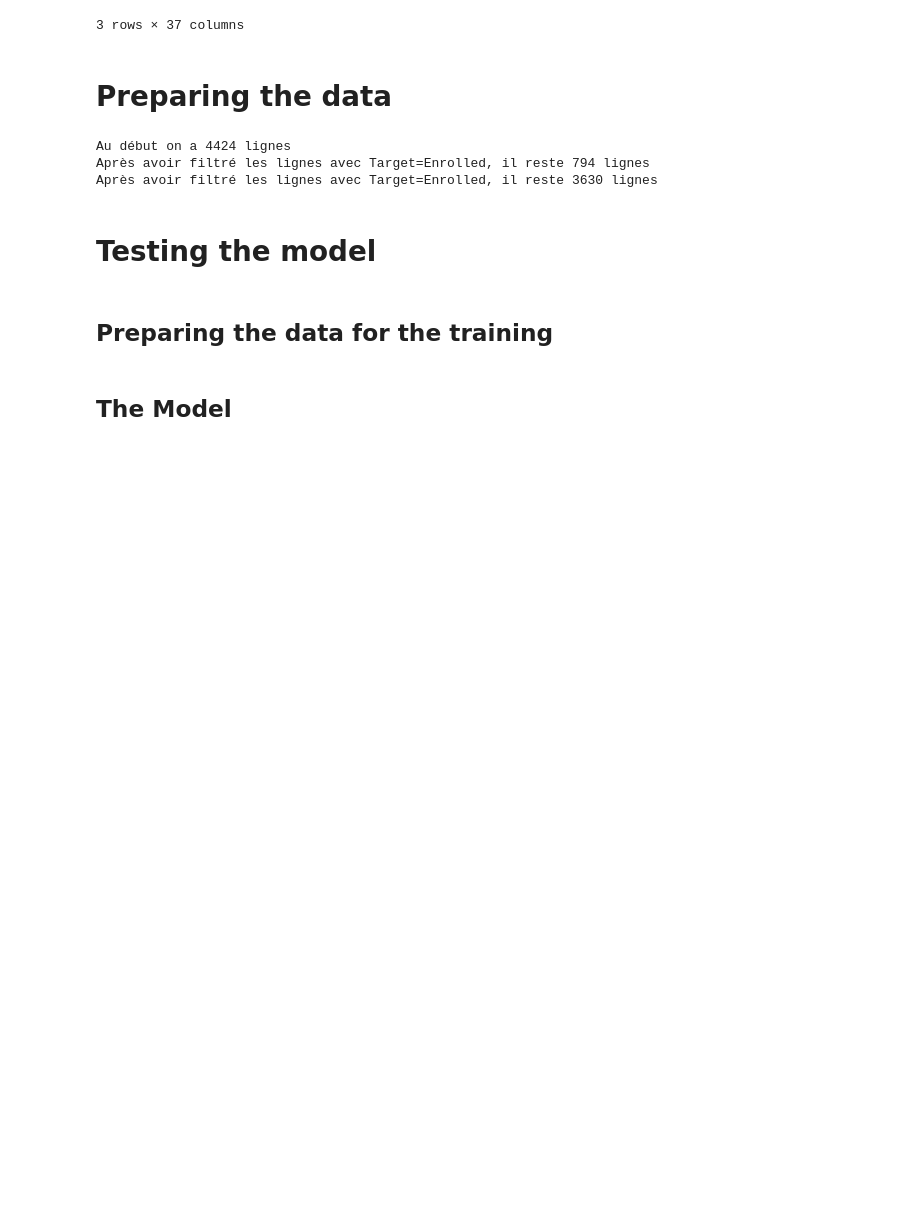
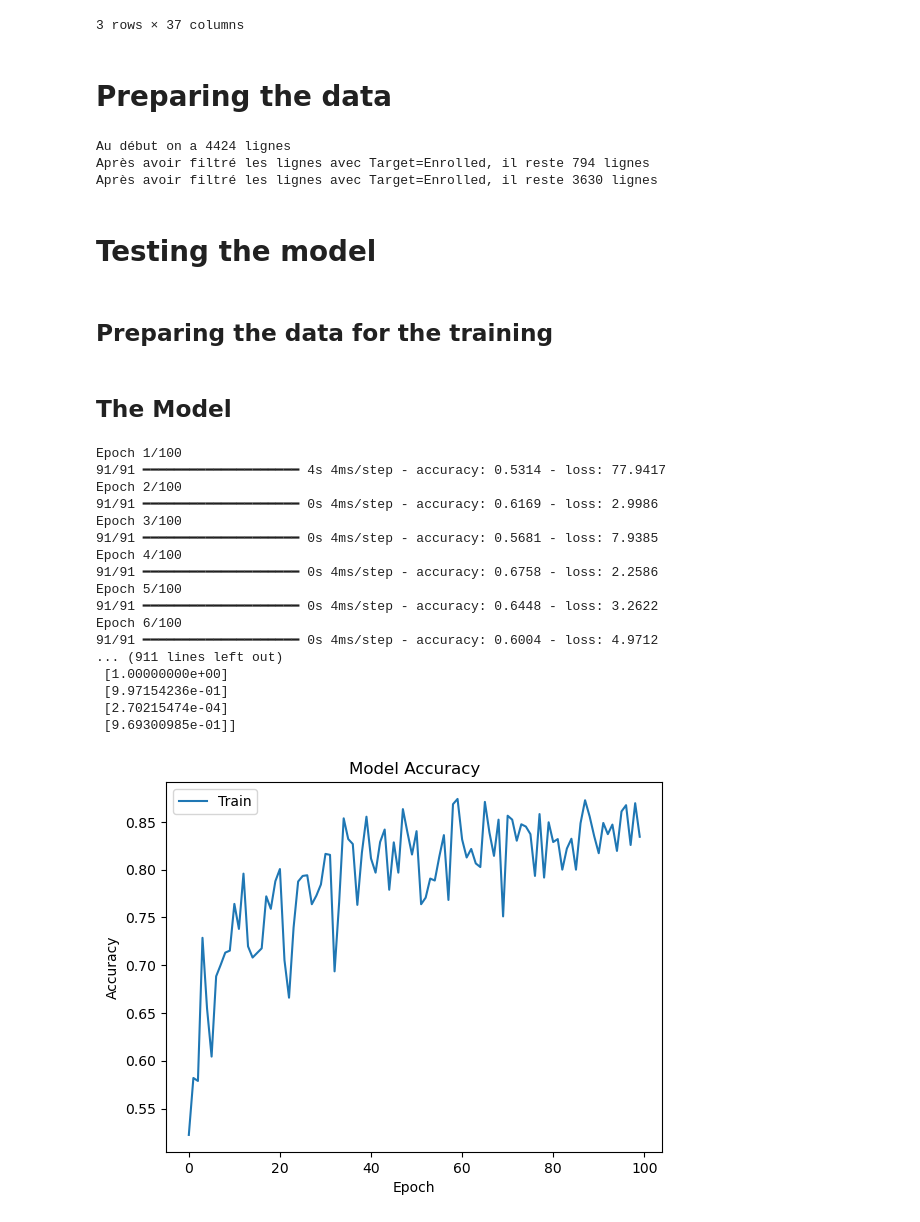
Before and after one commit to Feinst69/ANN-playground, a Jupyter notebook: model_test.ipynb, the cells around one changed output. Saved outputs shown, nothing was run; the diff lists cells and outputs as text; code cells hidden in the pictures; blank space fills up the shorter version.

Commit message:
[update] trying the model from the Keras Class

```diff
--- a/model_test.ipynb
+++ b/model_test.ipynb
@@ -67,0 +59,35 @@ model
+# %%
+# Define the model
+input_dim = X_train.shape[1]
+layers = [(64, 'relu'), (32, 'relu'), (1, 'sigmoid')]
+model = KerasModel(input_dim=input_dim, layers=layers)
+
+# Train the model
+model.train(X_train, y_train, epochs=100, batch_size=32)
+
+# Predict
+predictions = model.predict(X_test)
+print(predictions)
+
+# Plot accuracy and loss
+model.plot_accuracy()
+model.plot_loss()
+# %% [output]
+Epoch 1/100
+91/91 ━━━━━━━━━━━━━━━━━━━━ 4s 4ms/step - accuracy: 0.5314 - loss: 77.9417
+Epoch 2/100
+91/91 ━━━━━━━━━━━━━━━━━━━━ 0s 4ms/step - accuracy: 0.6169 - loss: 2.9986
+Epoch 3/100
+91/91 ━━━━━━━━━━━━━━━━━━━━ 0s 4ms/step - accuracy: 0.5681 - loss: 7.9385
+Epoch 4/100
+91/91 ━━━━━━━━━━━━━━━━━━━━ 0s 4ms/step - accuracy: 0.6758 - loss: 2.2586
+Epoch 5/100
+91/91 ━━━━━━━━━━━━━━━━━━━━ 0s 4ms/step - accuracy: 0.6448 - loss: 3.2622
+Epoch 6/100
+91/91 ━━━━━━━━━━━━━━━━━━━━ 0s 4ms/step - accuracy: 0.6004 - loss: 4.9712
+... (911 lines left out)
+ [1.00000000e+00]
+ [9.97154236e-01]
+ [2.70215474e-04]
+ [9.69300985e-01]]
+[figure, added]
```
Also changed, not shown: parts of 3 cells of this notebook.
